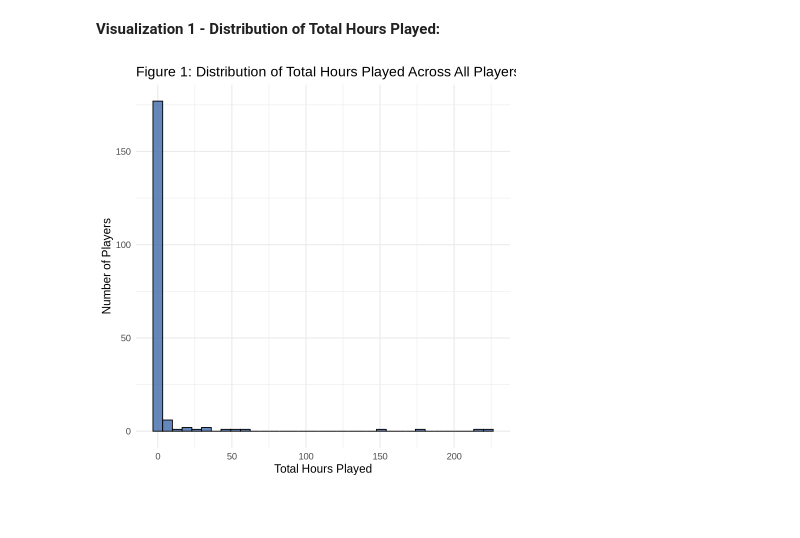
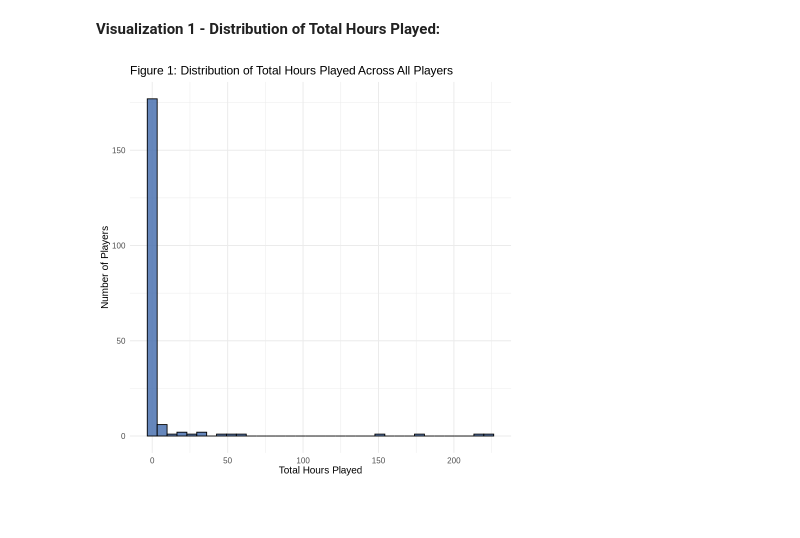
Before and after one commit to gaida123/dsci-100-008-group-6, a Jupyter notebook: DSCI 100 Group Project Methods & Results.ipynb, the cells around one changed output. Cells and saved outputs as stored; diff of their text form; code cells hidden in the pictures.

```diff
--- a/DSCI 100 Group Project Methods & Results.ipynb
+++ b/DSCI 100 Group Project Methods & Results.ipynb
@@ -111,18 +111,18 @@ A tibble: 1 × 4
 # %%
 totalplayed_hours <- ggplot(data, aes(x = played_hours)) +
   geom_histogram(
     fill = "#4C72B0",
     color = "black",
     bins = 35,
     alpha = 0.85) +
   labs(title = "Figure 1: Distribution of Total Hours Played Across All Players",
     x = "Total Hours Played",
     y = "Number of Players") +
-theme_minimal(base_size = 14)
+theme_minimal(base_size = 12)
 
 totalplayed_hours
 # %% [output]
-[figure, old version]
+[figure, new version]
 # %% [markdown]
 <br>
 # %% [markdown]
```
Also changed, not shown: parts of 3 cells of this notebook.
